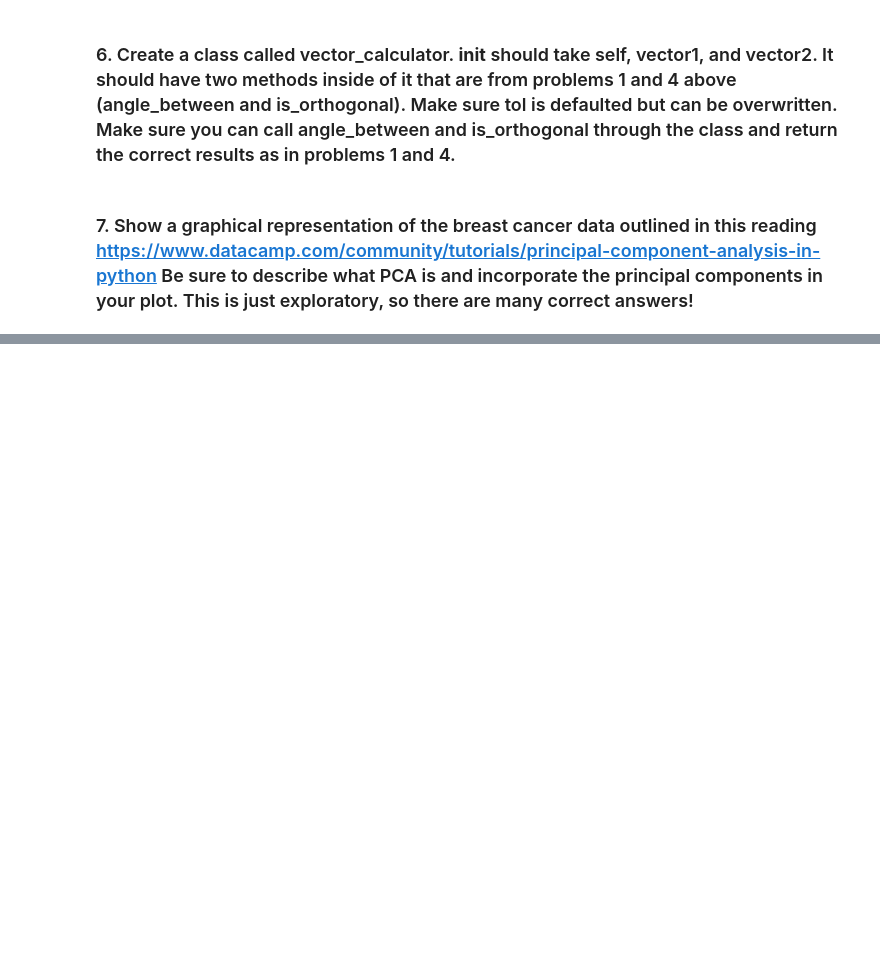
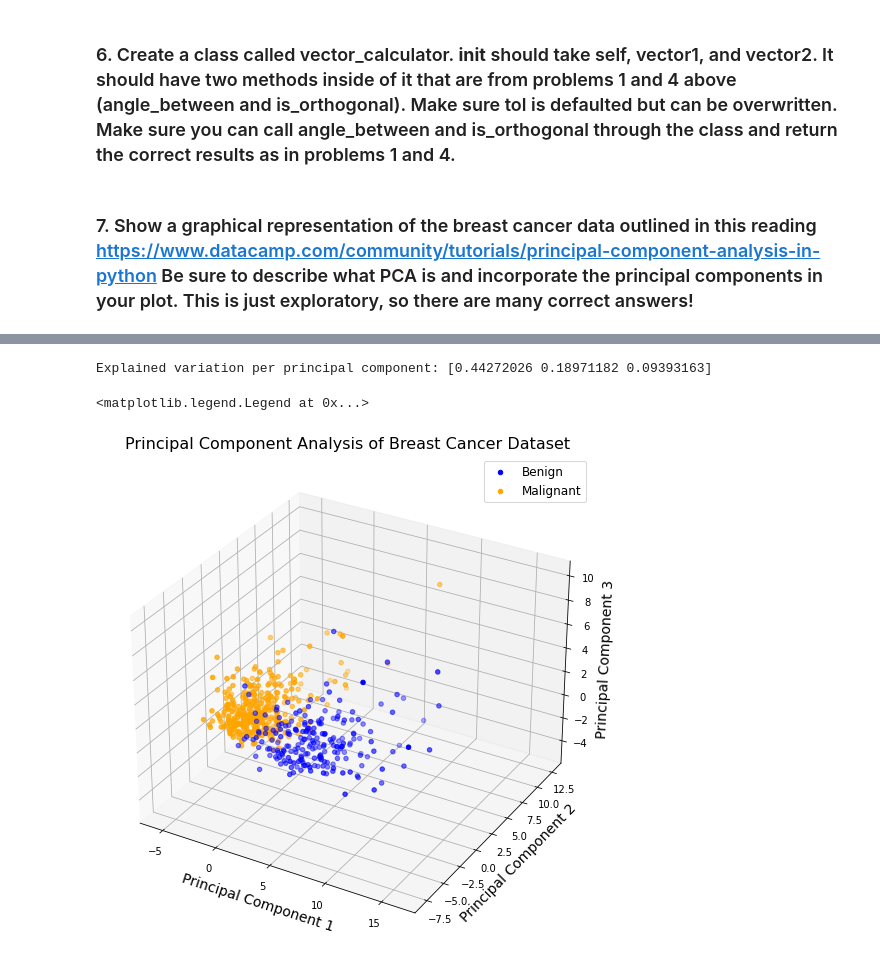
Before and after one commit to artolon/HW10-Linear-Alg-Intro, a Jupyter notebook: Homework10.ipynb, the cells around one changed output, grey strips where cells are left out. Cells and saved outputs as stored; diff of their text form; code cells hidden in the pictures; blank space fills up the shorter version.

```diff
--- a/Homework10.ipynb
+++ b/Homework10.ipynb
@@ -397,0 +455,4 @@ is_orthogonal(a,b, 1e-10)
+# %%
+# Now, attach the column names 'features_labels' to the data (breast_dataset)
+breast_dataset.columns = features_labels
+breast_dataset.head() # Now we have actual column names instead of just numbers!
@@ -397,0 +512,16 @@ is_orthogonal(a,b, 1e-10)
+# %%
+# Next, we are going to transform the thirty-dimensional (30 columns) Breast Cancer data
+  # to 3-dimensional principal components.
+
+# Create two primary components
+pca_breast = PCA(n_components=3) # components=3
+
+# x = the normalized features
+# fit the transformation to the normalized features from pca_breast
+principalComponents_breast = pca_breast.fit_transform(x)
+# %%
+# Now create data frame that will have the principal component values for all 569 samples
+principal_breast_df = pd.DataFrame(data = principalComponents_breast,
+                                   columns = ['principal component 1', 'principal component 2', 'principal component 3'])
+# Inspect the data frame
+principal_breast_df.tail()
@@ -397,0 +535,48 @@ is_orthogonal(a,b, 1e-10)
+# %%
+# Now that we have the PCs, we can find the 'explained_variance_ratio'
+print('Explained variation per principal component: {}'.format(pca_breast.explained_variance_ratio_))
+
+# The output shows us that the 1st component holds 44.27% of the variance (information)
+# The 2nd component holds about 18.97% of the variance (information)
+# The 3rd component only holds about 9.39% of the variance
+# All together, the PCA holds about 72.63% of the information
+# Approximataely 27.37% was lost during the process of converting 30-D data to 3-D data
+# %% [output]
+Explained variation per principal component: [0.44272026 0.18971182 0.09393163]
+# %%
+# Now, plot the visualization of the 569 samples to see how our samples are distributed among the three classes
+
+# Setting up lables and titles
+fig = plt.figure(figsize=(9, 9))
+ax = fig.add_subplot(projection='3d') # Make visual 3D
+
+# label the 3 axes
+ax.set_xlabel('Principal Component 1',fontsize=14)
+ax.set_ylabel('Principal Component 2',fontsize=14)
+ax.set_zlabel('Principal Component 3',fontsize=14)
+
+# Add plot title
+plt.title("Principal Component Analysis of Breast Cancer Dataset",fontsize=16)
+
+# Targets defined to be used in code below
+targets = ['Benign', 'Malignant']
+# Colors defined to be used in code below
+colors = ['blue', 'orange']
+
+# Plotting the data
+for target, color in zip(targets,colors):
+    # Take the 'label' column of breast_dataset and make everything 0 'benign' and 1 'malignant' (targets)
+    indicesToKeep = breast_dataset['label'] == target
+
+    # Create a scatter plot
+    # locate 'indicesToKeep' from principal_breast_df and grab the 1st PC column
+    ax.scatter(principal_breast_df.loc[indicesToKeep, 'principal component 1'],
+                # Do the same, but for the second column; add 'color' from for loop
+                principal_breast_df.loc[indicesToKeep, 'principal component 2'],
+                principal_breast_df.loc[indicesToKeep, 'principal component 3'],c = color)
+
+# Edit the size of the legend
+plt.legend(targets,prop={'size': 12})
+# %% [output]
+<matplotlib.legend.Legend at 0x...>
+[figure, added]
```
Also changed, not shown: parts of 31 cells of this notebook.
